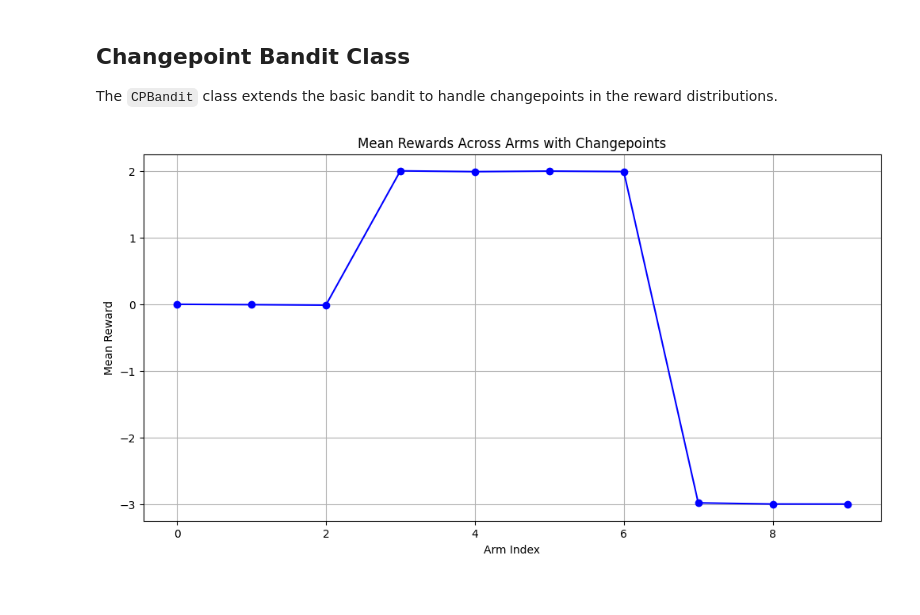
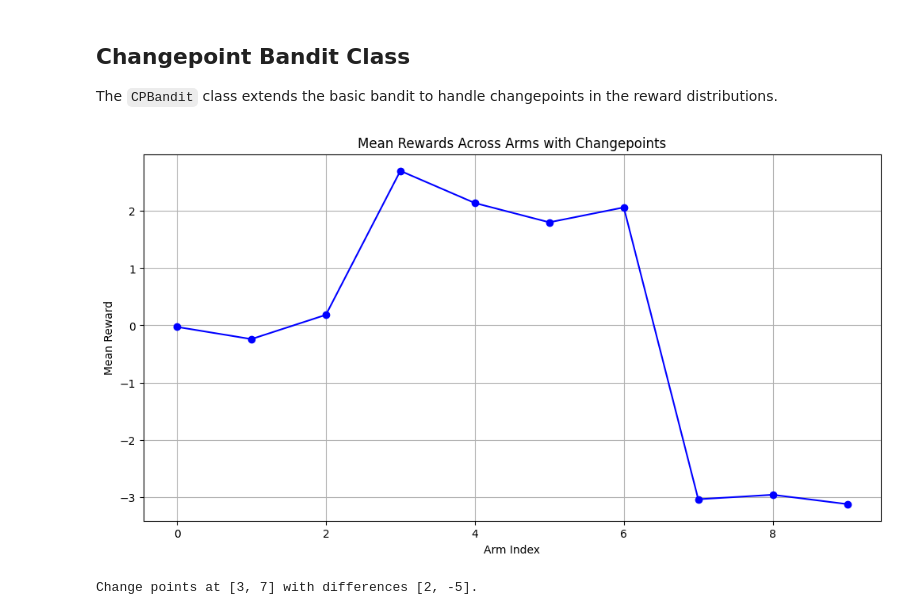
Before and after one commit to grafmaxi/bandit_changepoint, a Jupyter notebook: src/notebooks/class_introduction.ipynb, the cells around one changed output. Drawn from its saved outputs; the diff is of its cells as text; code cells hidden in the pictures.

```diff
--- a/src/notebooks/class_introduction.ipynb
+++ b/src/notebooks/class_introduction.ipynb
@@ -38,24 +38,25 @@ The `CPBandit` class extends the basic bandit to handle changepoints in the rewa
 # %%
 # Create a CPBandit with 3 sections
 cp_bandit = CPBandit(
     sec_len=[3, 4, 3],
     sec_means=[0, 2, -3],
     sampling_type='gaussian',
-    parameter=0.1
+    parameter=0.3
 )
 
 # Sample from all arms
 n_arms = sum(cp_bandit.sec_len)
-samples = [cp_bandit.pull(i, ntimes=100) for i in range(n_arms)]
+samples = [cp_bandit.pull(i) for i in range(n_arms)]
 
-# Plot means
-means = [np.mean(s) for s in samples]
+# Plot samples
 plt.figure(figsize=(12, 6))
-plt.plot(means, 'bo-')
+plt.plot(samples, 'bo-')
 plt.title('Mean Rewards Across Arms with Changepoints')
 plt.xlabel('Arm Index')
 plt.ylabel('Mean Reward')
 plt.grid(True)
 plt.show()
+print("Change points at " + str(cp_bandit.change_points) + " with differences " + str(cp_bandit.differences)+".")
 # %% [output]
-[figure, old version]
+[figure, new version]
+Change points at [3, 7] with differences [2, -5].
```
